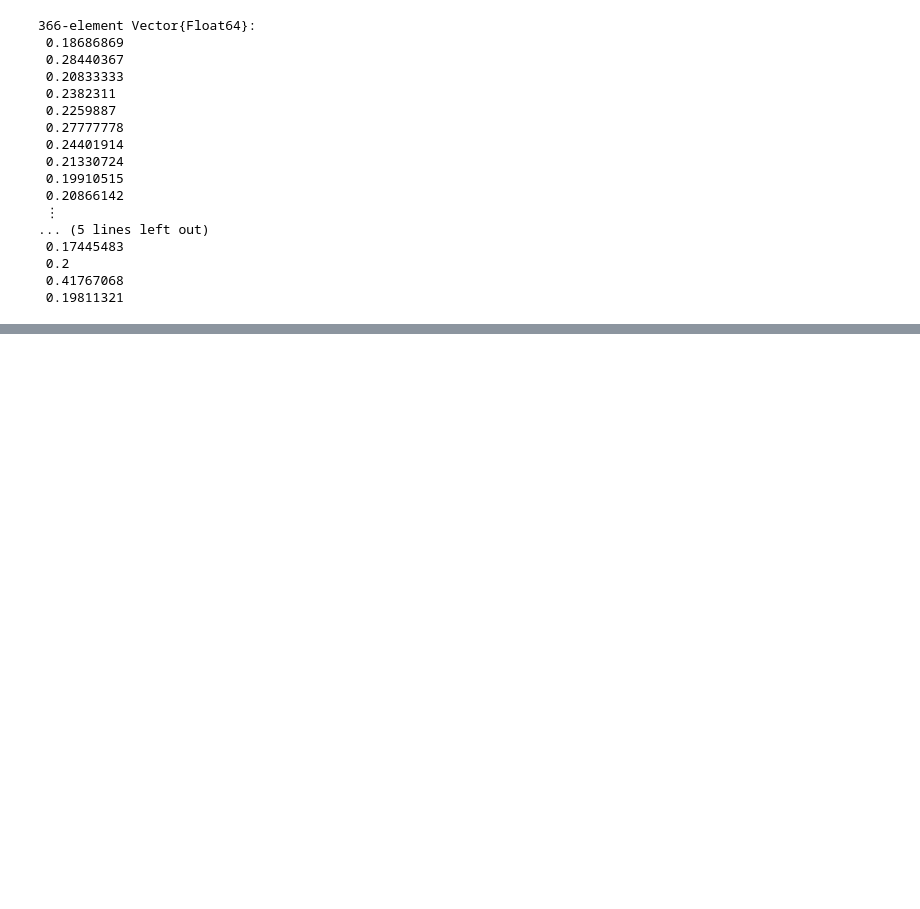
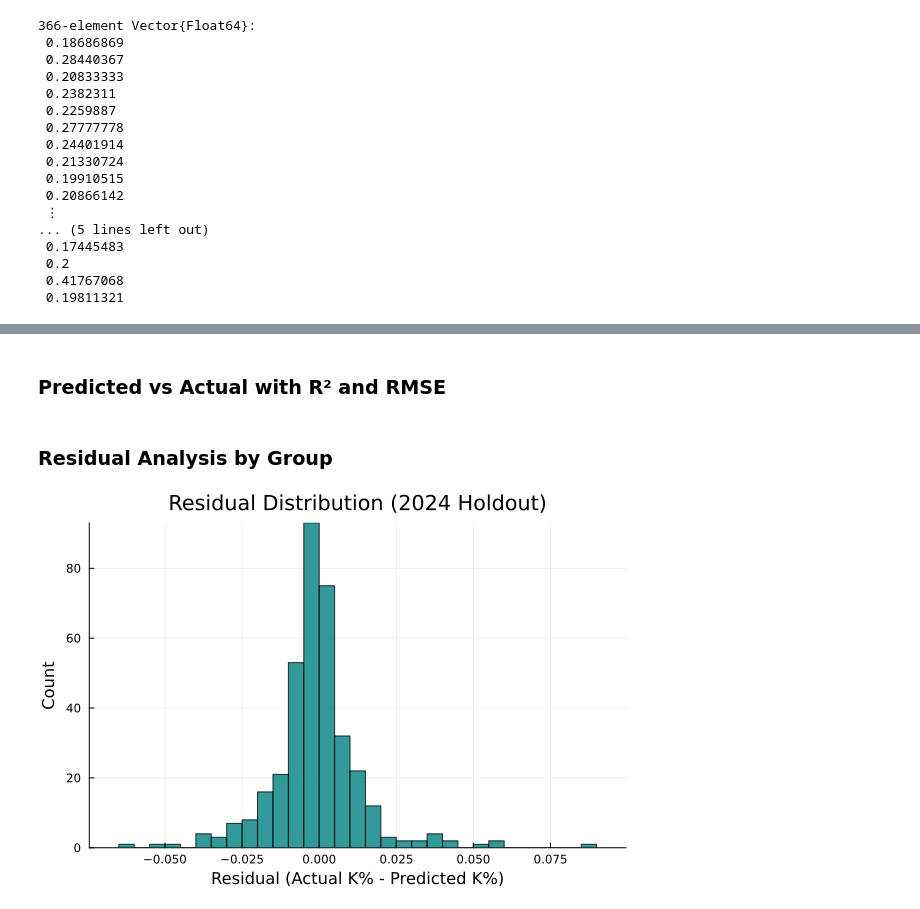
Before and after one commit to williamsryan/QuantAnalysisAssets, a Jupyter notebook: phillies_takehome/phillies_kpercent_model.ipynb, the cells around one changed output, grey strips where cells are left out. Saved outputs shown, nothing was run; the diff lists cells and outputs as text; code cells hidden in the pictures; blank space fills up the shorter version.

```diff
--- a/phillies_takehome/phillies_kpercent_model.ipynb
+++ b/phillies_takehome/phillies_kpercent_model.ipynb
@@ -308,0 +366,31 @@ println("RMSE (2024): ", round(rmse_2024, digits=4))
+# %% [markdown]
+### Predicted vs Actual with R² and RMSE
+# %% [markdown]
+### Residual Analysis by Group
+# %%
+# Compute residuals
+residuals = y_test .- y_pred_2024
+df_test.residual = residuals
+df_test.predicted_K = y_pred_2024
+
+# Mean residual by Age
+# println("\nMean Residual by Age:")
+# display(combine(groupby(df_test, :Age), :residual => mean => :mean_residual))
+
+# Mean residual by Starter vs Reliever
+# println("\nMean Residual by Reliever/Starter:")
+# display(combine(groupby(df_test, :is_relief), :residual => mean => :mean_residual))
+
+histogram(
+    df_test.residual,
+    bins = 40,
+    xlabel = "Residual (Actual K% - Predicted K%)",
+    ylabel = "Count",
+    title = "Residual Distribution (2024 Holdout)",
+    legend = false,
+    color = :teal,
+    alpha = 0.8,
+    grid = true
+)
+# %% [output]
+[figure, added]
```
Also changed, not shown: parts of 11 cells of this notebook, 1 other file.
